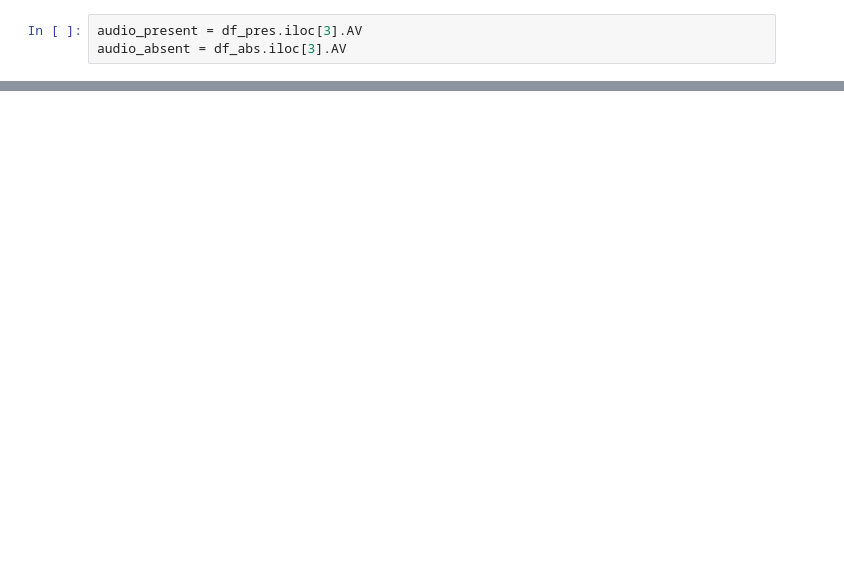
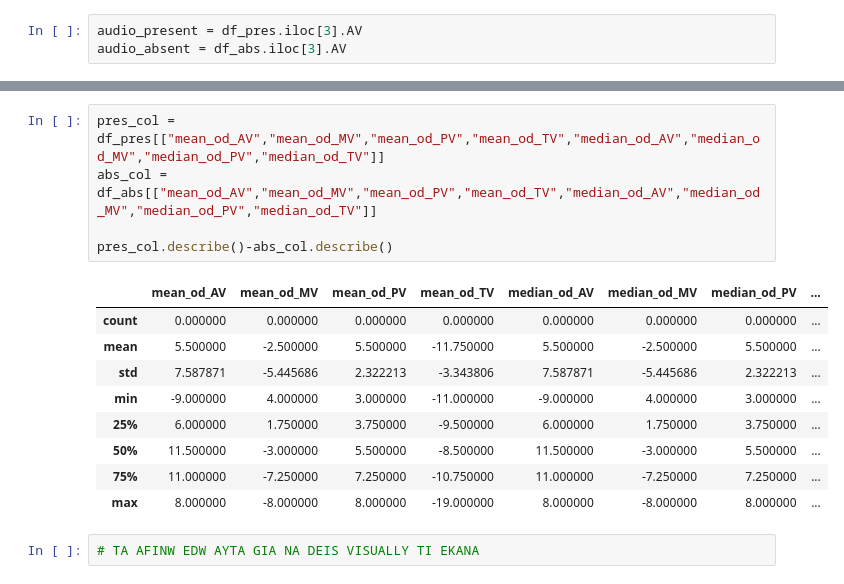
Before and after one commit to asideras/MSc-in-AI-Demokritos-Machine-Learning-Course, a Jupyter notebook: mumor_classification.ipynb, the cells around one changed output, grey strips where cells are left out. Drawn from its saved outputs; the diff is of its cells as text; blank space fills up the shorter version.

```diff
--- a/mumor_classification.ipynb
+++ b/mumor_classification.ipynb
@@ -146,0 +128,17 @@ print(df_abs.mean_zcr_AV.median(),df_abs.mean_zcr_MV.median(),df_abs.mean_zcr_PV
+# %%
+pres_col = df_pres[["mean_od_AV","mean_od_MV","mean_od_PV","mean_od_TV","median_od_AV","median_od_MV","median_od_PV","median_od_TV"]]
+abs_col = df_abs[["mean_od_AV","mean_od_MV","mean_od_PV","mean_od_TV","median_od_AV","median_od_MV","median_od_PV","median_od_TV"]]
+
+pres_col.describe()-abs_col.describe()
+# %% [output]
+|  | mean_od_AV | mean_od_MV | mean_od_PV | mean_od_TV | median_od_AV | median_od_MV | median_od_PV | ... |
+| count | 0.000000 | 0.000000 | 0.000000 | 0.000000 | 0.000000 | 0.000000 | 0.000000 | ... |
+| mean | 5.500000 | -2.500000 | 5.500000 | -11.750000 | 5.500000 | -2.500000 | 5.500000 | ... |
+| std | 7.587871 | -5.445686 | 2.322213 | -3.343806 | 7.587871 | -5.445686 | 2.322213 | ... |
+| min | -9.000000 | 4.000000 | 3.000000 | -11.000000 | -9.000000 | 4.000000 | 3.000000 | ... |
+| 25% | 6.000000 | 1.750000 | 3.750000 | -9.500000 | 6.000000 | 1.750000 | 3.750000 | ... |
+| 50% | 11.500000 | -3.000000 | 5.500000 | -8.500000 | 11.500000 | -3.000000 | 5.500000 | ... |
+| 75% | 11.000000 | -7.250000 | 7.250000 | -10.750000 | 11.000000 | -7.250000 | 7.250000 | ... |
+| max | 8.000000 | -8.000000 | 8.000000 | -19.000000 | 8.000000 | -8.000000 | 8.000000 | ... |
+# %%
+# TA AFINW EDW AYTA GIA NA DEIS VISUALLY TI EKANA
```
Also changed, not shown: parts of 13 cells of this notebook, 2 other files.
